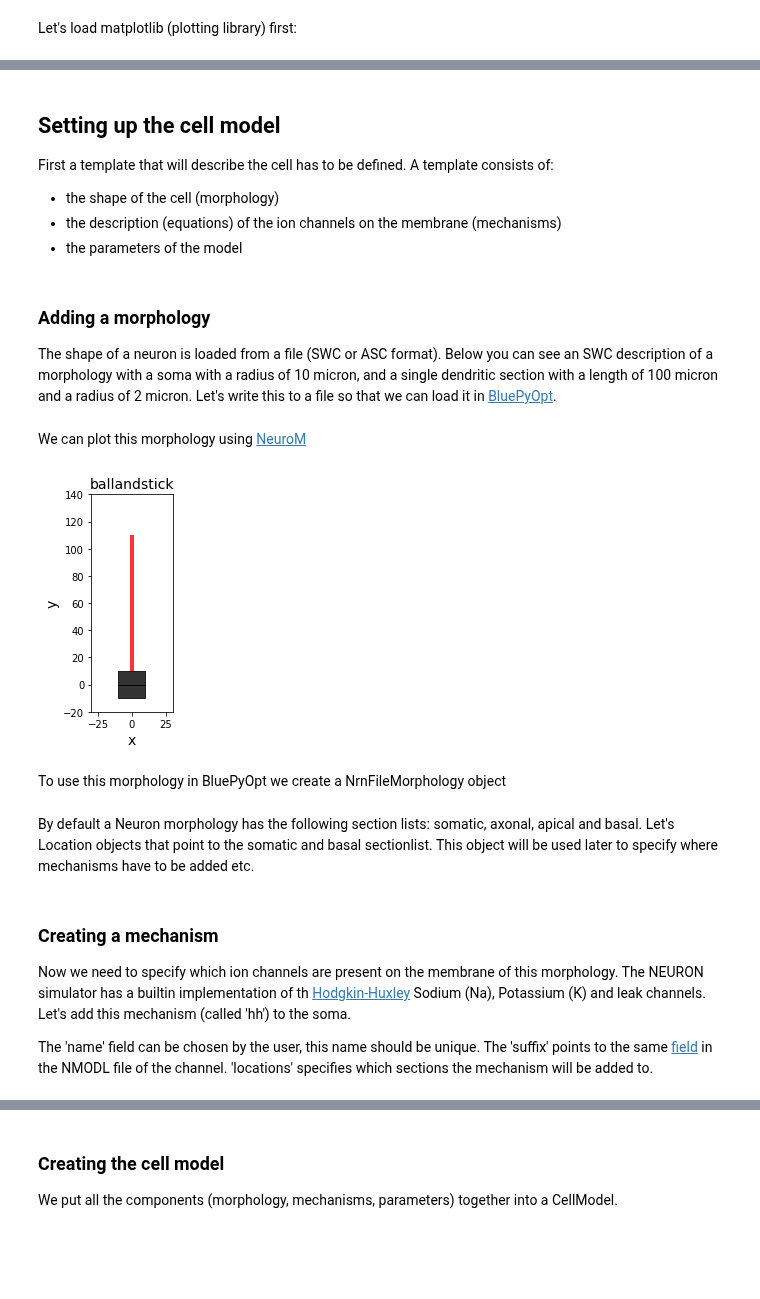
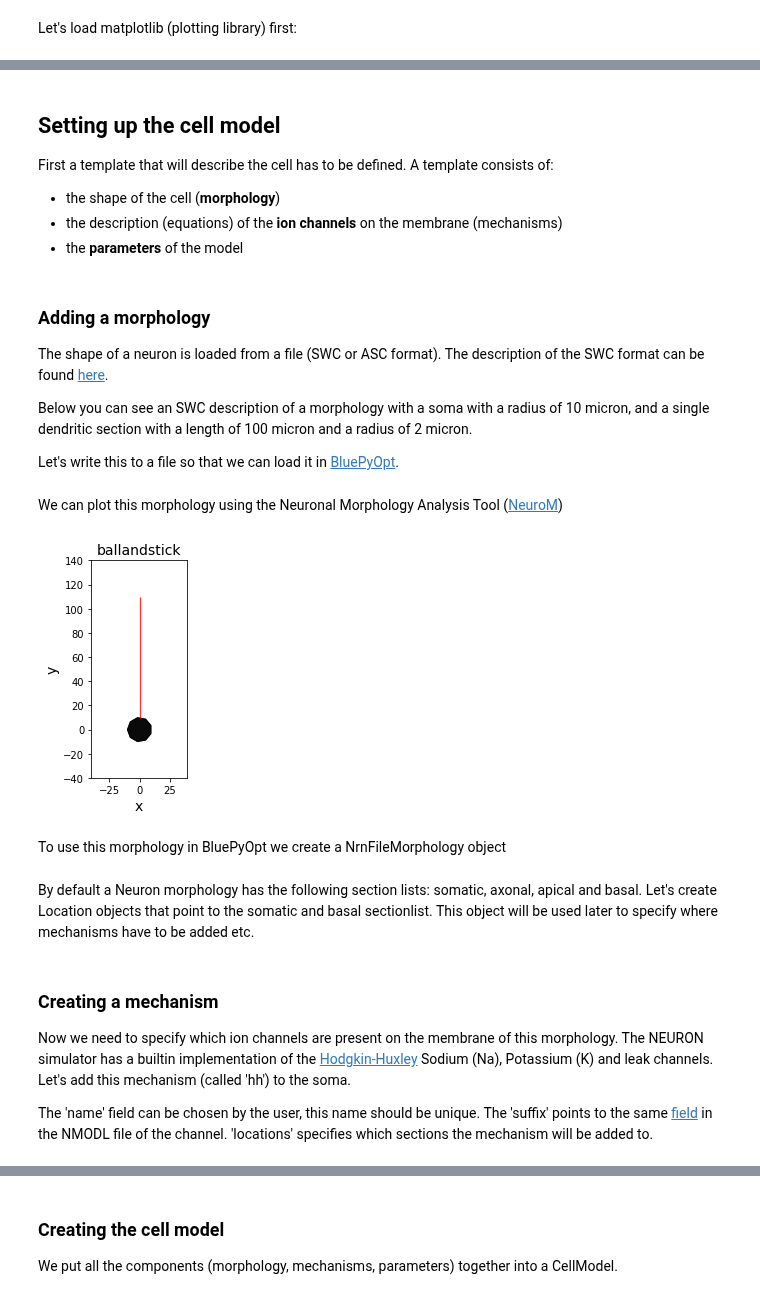
Before and after one commit to BlueBrain/MOOC-neurons-and-synapses-2017, a Jupyter notebook: ConstrModels/TutBallStickOpt/ballandstickopt.ipynb, the cells around one changed output, grey strips where cells are left out. Cells and saved outputs as stored; diff of their text form; code cells hidden in the pictures; blank space fills up the shorter version.

```diff
--- a/ConstrModels/TutBallStickOpt/ballandstickopt.ipynb
+++ b/ConstrModels/TutBallStickOpt/ballandstickopt.ipynb
@@ -27,10 +22,14 @@ import bluepyopt.ephys as ephys
 Setting up the cell model
 -------------------------
 First a template that will describe the cell has to be defined. A template consists of:
-* the shape of the cell (morphology)
-* the description (equations) of the ion channels on the membrane (mechanisms)
-* the parameters of the model
+* the shape of the cell (**morphology**)
+* the description (equations) of the **ion channels** on the membrane (mechanisms)
+* the **parameters** of the model
 # %% [markdown]
 ### Adding a morphology
-The shape of a neuron is loaded from a file (SWC or ASC format). Below you can see an SWC description of a morphology with a soma with a radius of 10 micron, and a single dendritic section with a length of 100 micron and a radius of 2 micron. Let's write this to a file so that we can load it in [BluePyOpt](https://github.com/BlueBrain/BluePyOpt).
+The shape of a neuron is loaded from a file (SWC or ASC format). The description of the SWC format can be found [here](http://www.neuronland.org/NLMorphologyConverter/MorphologyFormats/SWC/Spec.html).
+
+Below you can see an SWC description of a morphology with a soma with a radius of 10 micron, and a single dendritic section with a length of 100 micron and a radius of 2 micron.
+
+Let's write this to a file so that we can load it in [BluePyOpt](https://github.com/BlueBrain/BluePyOpt).
 # %%
@@ -46,17 +43,17 @@ morph_swc_string = """
 with open('ballandstick.swc', 'w') as swc_file:
     swc_file.write(morph_swc_string)
 # %% [markdown]
-We can plot this morphology using [NeuroM](https://github.com/BlueBrain/NeuroM)
+We can plot this morphology using the Neuronal Morphology Analysis Tool ([NeuroM](https://github.com/BlueBrain/NeuroM))
 # %%
 import neurom
 import neurom.viewer
-fig, ax = neurom.viewer.draw(neurom.load_neuron('ballandstick.swc'), outline=False)
+fig, ax = neurom.viewer.draw(neurom.load_neuron('ballandstick.swc'))
 # %% [output]
-[figure, old version]
+[figure, new version]
 # %% [markdown]
 To use this morphology in BluePyOpt we create a NrnFileMorphology object
 # %%
 morph = ephys.morphologies.NrnFileMorphology('ballandstick.swc')
 # %% [markdown]
-By default a Neuron morphology has the following section lists: somatic, axonal, apical and basal. Let's Location objects that point to the somatic and basal sectionlist. This object will be used later to specify where mechanisms have to be added etc.
+By default a Neuron morphology has the following section lists: somatic, axonal, apical and basal. Let's create Location objects that point to the somatic and basal sectionlist. This object will be used later to specify where mechanisms have to be added etc.
 # %%
@@ -66,7 +62,7 @@ basal_loc = ephys.locations.NrnSeclistLocation('basal', seclist_name='basal')
 # %% [markdown]
 ### Creating a mechanism
 
-Now we need to specify which ion channels are present on the membrane of this morphology. The NEURON simulator has a builtin implementation of th [Hodgkin-Huxley](https://en.wikipedia.org/wiki/Hodgkin–Huxley_model) Sodium (Na), Potassium (K) and leak channels. Let's add this mechanism (called 'hh') to the soma.
+Now we need to specify which ion channels are present on the membrane of this morphology. The NEURON simulator has a builtin implementation of the [Hodgkin-Huxley](https://en.wikipedia.org/wiki/Hodgkin–Huxley_model) Sodium (Na), Potassium (K) and leak channels. Let's add this mechanism (called 'hh') to the soma.
 
 The 'name' field can be chosen by the user, this name should be unique. The 'suffix' points to the same [field](https://www.neuron.yale.edu/neuron/static/new_doc/modelspec/programmatic/mechanisms/nmodl2.html#suffix) in the NMODL file of the channel. 'locations' specifies which sections the mechanism will be added to.
 # %%
```
Also changed, not shown: parts of 44 cells of this notebook, 5 other files.
